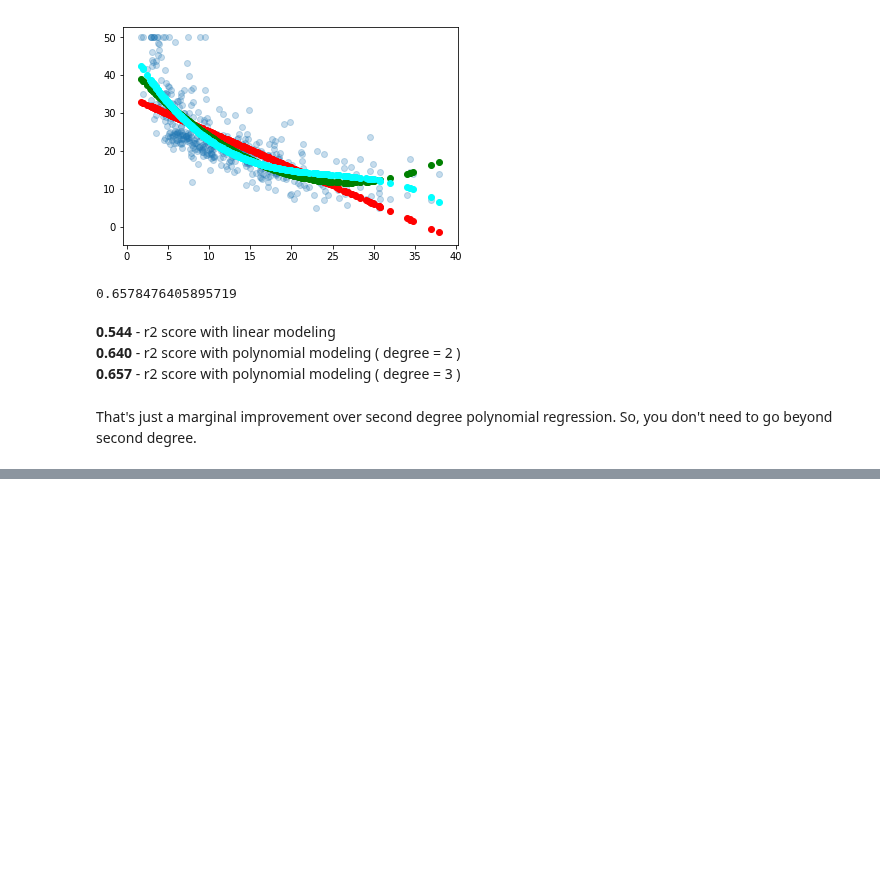
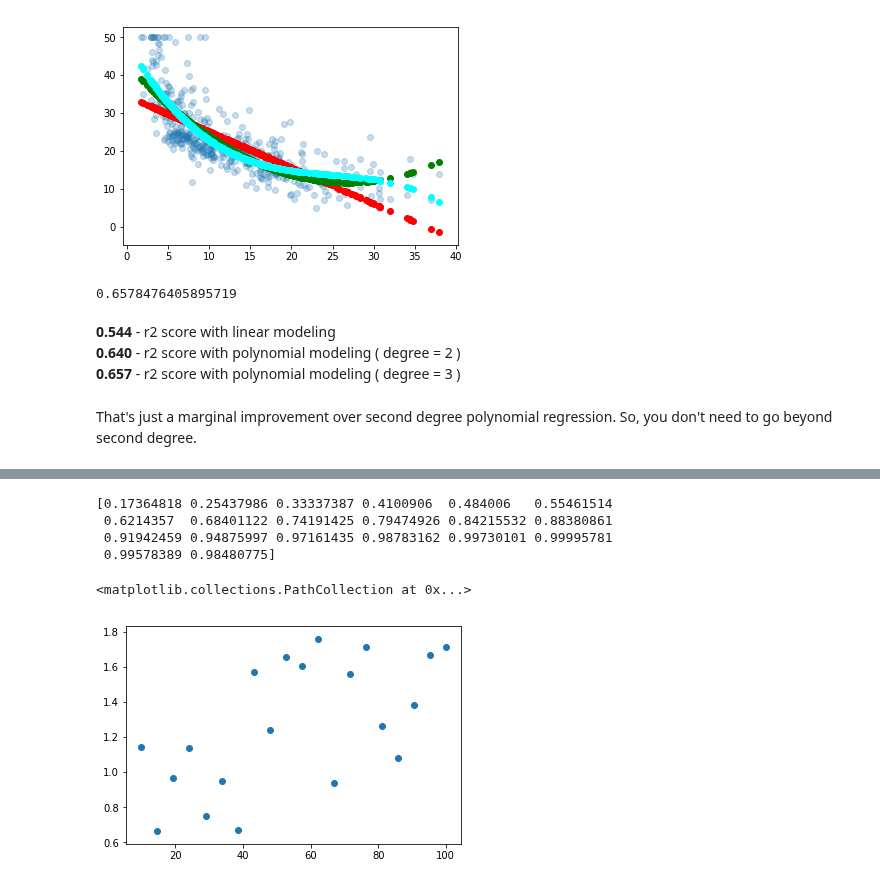
Before and after one commit to hotcode002/Machine-Learning-with-Python, a Jupyter notebook: week_2_math/day_3_regression/notebooks/regression.ipynb, the cells around one changed output, grey strips where cells are left out. Cells and saved outputs as stored; diff of their text form; code cells hidden in the pictures; blank space fills up the shorter version.

```diff
--- a/week_2_math/day_3_regression/notebooks/regression.ipynb
+++ b/week_2_math/day_3_regression/notebooks/regression.ipynb
@@ -1797,0 +1842,23 @@ That's just a marginal improvement over second degree polynomial regression. So,
+# %%
+import numpy as np
+import math
+
+x = np.linspace(10,100,num=20)
+variance = np.random.rand(20)
+y = np.sin(x*math.pi/180)
+
+print ( y )
+y = y + variance
+# %% [output]
+[0.17364818 0.25437986 0.33337387 0.4100906  0.484006   0.55461514
+ 0.6214357  0.68401122 0.74191425 0.79474926 0.84215532 0.88380861
+ 0.91942459 0.94875997 0.97161435 0.98783162 0.99730101 0.99995781
+ 0.99578389 0.98480775]
+# %%
+import matplotlib.pyplot as plt
+%matplotlib inline
+
+plt.scatter(x,y)
+# %% [output]
+<matplotlib.collections.PathCollection at 0x...>
+[figure, added]
```
Also changed, not shown: parts of 21 cells of this notebook, 2 other files.
